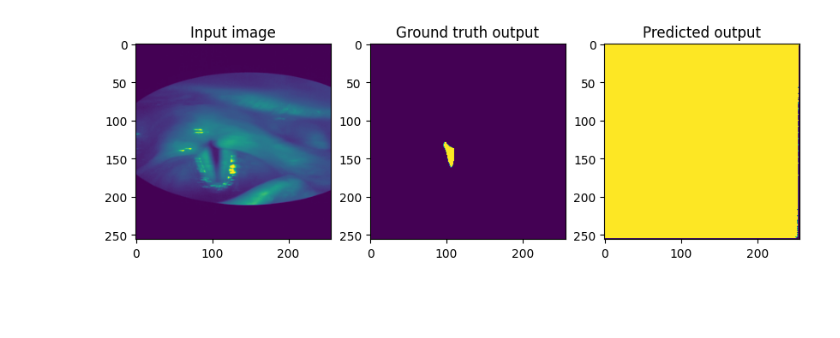
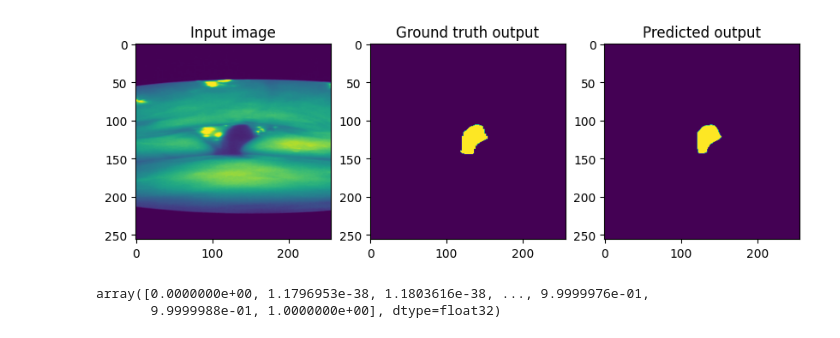
Before and after one commit to Hamed-kalak/UNet, a Jupyter notebook: bagls.ipynb, the cells around one changed output. Saved outputs shown, nothing was run; the diff lists cells and outputs as text; code cells hidden in the pictures; blank space fills up the shorter version.

Commit message:
right pred
fixed the model problem

```diff
--- a/bagls.ipynb
+++ b/bagls.ipynb
@@ -18,7 +18,7 @@ import requests
 # %%
 #getting the file directories for x=features and y=masks
 
-data_dir = 'D:/Hamed/Forschungsproject/UNet/training'
+data_dir = 'D:/Hamed/Forschungsproject/UNet/test'
 
 x = []
 y = []
@@ -37,7 +44,7 @@ for filename in x:
     img = img.resize((256,256))
     img = img.convert('L')
     img_arr = np.array(img,dtype=np.float32)
-    img_arr = img_arr / 255
+    img_arr = np.divide(img_arr,np.max(img_arr))
     x_images.append(img_arr)
 
 # Load y images
@@ -47,6 +54,6 @@ for filename in y:
     img = img.resize((256,256))
     img = img.convert('L')
     img_arr = np.array(img,dtype=np.float32)
-    img_arr[img_arr > 1] = 1
-    img_arr[img_arr < 1] = 0
+    img_arr[img_arr < 125] = 0
+    img_arr[img_arr >= 125] = 1
     y_images.append(img_arr)
@@ -185,12 +197,11 @@ earlystop_callback = EarlyStopping(
 )
 # %%
 from segmentation_models.losses import DiceLoss
-from segmentation_models.metrics import iou_score
+from segmentation_models.metrics import IOUScore
 
 loss = DiceLoss()
-metric = iou_score
-#del model
+metric = IOUScore()
 # %%
-model.compile(optimizer = 'Adam', loss=loss, metrics=[iou_score])
-history = model.fit(x_train[0:3000], y_train[0:3000],validation_data=[x_val, y_val], epochs=5, batch_size=1,shuffle=True) #30,000 cause the momery runs out
+model.compile(optimizer = 'Adam', loss = loss, metrics = [metric])
+history = model.fit(x_train, y_train, validation_data=[x_val, y_val], epochs=20, batch_size=30)
 # %% [output]
@@ -251,23 +247,27 @@ np.shape(y_pred)
 # %%
 # Choose an index i to plot
 i = random_num = np.random.randint(0,300)
 
 # Create a figure with three subplots arranged horizontally
 fig, axs = plt.subplots(1, 3, figsize=(10, 5))
 
 # Plot the input image in the first subplot
-axs[0].imshow(x_test[i, :, :])
+axs[0].imshow(x_test[i])
 axs[0].set_title('Input image')
 
 # Plot the ground truth output in the second subplot
-axs[1].imshow(y_test[i, :, :])
+axs[1].imshow(y_test[i])
 axs[1].set_title('Ground truth output')
 
 # Plot the predicted output in the third subplot
-axs[2].imshow(y_pred[i, :, :])
+axs[2].imshow(y_pred[i])
 axs[2].set_title('Predicted output')
 
 # Show the figure
 plt.show()
+
+np.unique(y_pred[i])
 # %% [output]
-[figure, old version]
+[figure, new version]
+array([0.0000000e+00, 1.1796953e-38, 1.1803616e-38, ..., 9.9999976e-01,
+       9.9999988e-01, 1.0000000e+00], dtype=float32)
```
Also changed, not shown: parts of 11 cells of this notebook.
